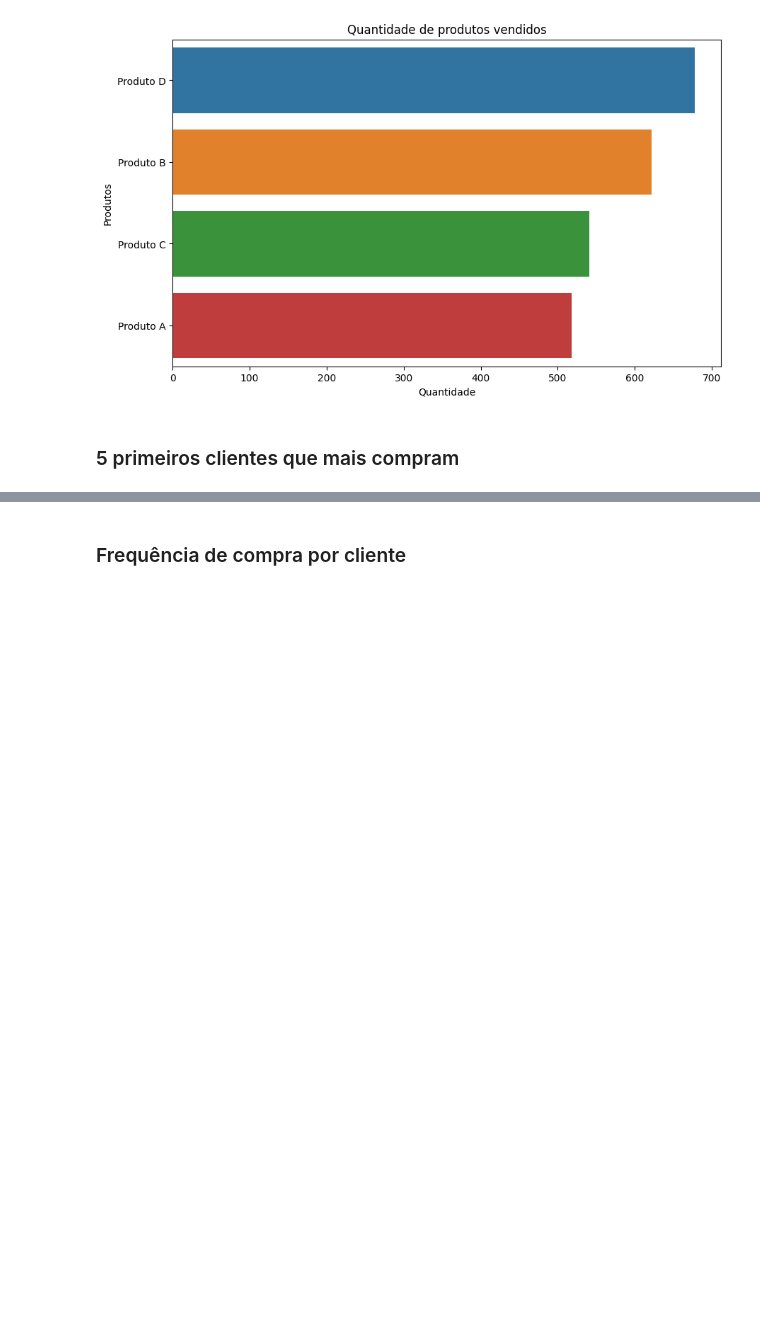
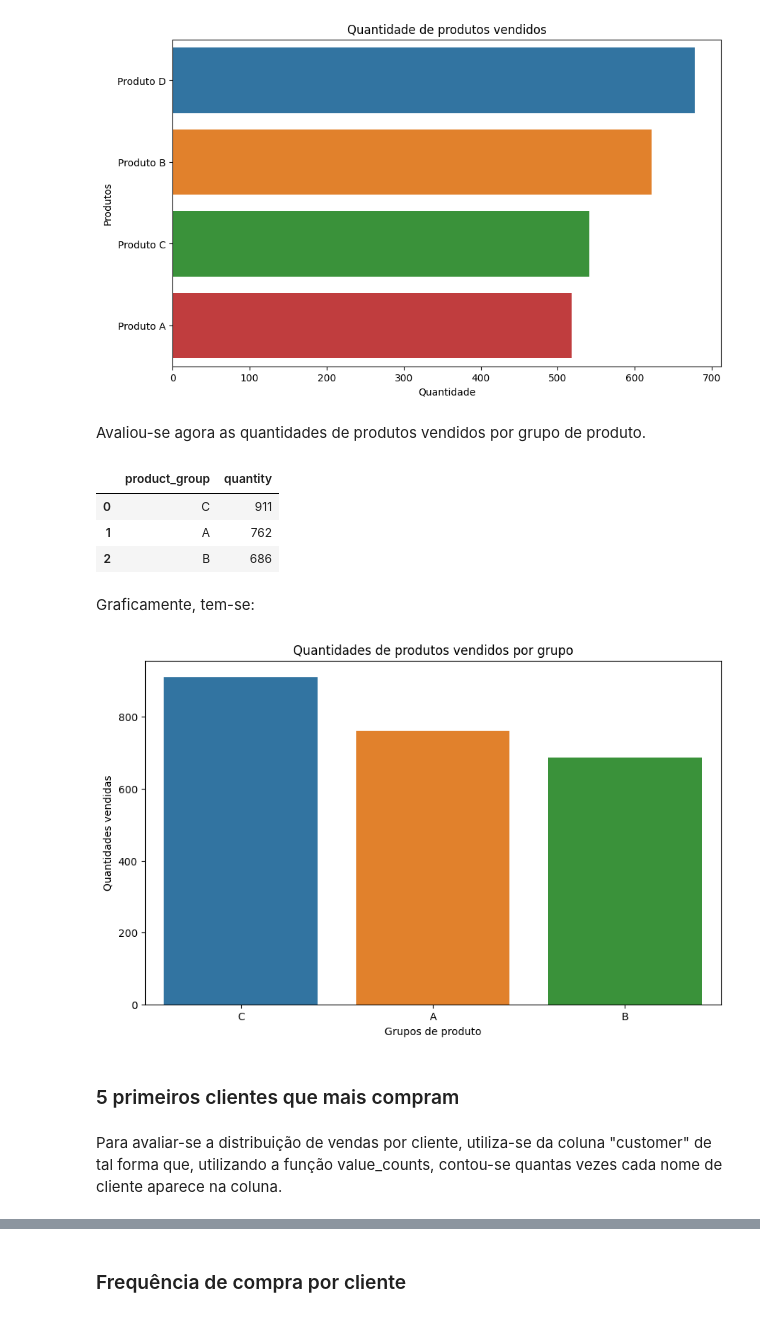
Before and after one commit to rfprates/extraindo_dados_pdf, a Jupyter notebook: data_extraction_pdf.ipynb, the cells around one changed output, grey strips where cells are left out. Drawn from its saved outputs; the diff is of its cells as text; code cells hidden in the pictures; blank space fills up the shorter version.

```diff
--- a/data_extraction_pdf.ipynb
+++ b/data_extraction_pdf.ipynb
@@ -446,5 +446,31 @@ plt.title('Quantidade de produtos vendidos')
 plt.show()
 # %% [output]
 [figure]
+# %% [markdown]
+Avaliou-se agora as quantidades de produtos vendidos por grupo de produto.
+# %%
+quantity_by_group = sales_df.groupby(by = 'product_group')['quantity'].agg('sum').sort_values(ascending = False).reset_index()
+quantity_by_group
+# %% [output]
+|  | product_group | quantity |
+| 0 | C | 911 |
+| 1 | A | 762 |
+| 2 | B | 686 |
+# %% [markdown]
+Graficamente, tem-se:
+# %%
+plt.figure(figsize = (10,6))
+sns.barplot(
+    data = quantity_by_group,
+    x = 'product_group',
+    y = 'quantity')
+plt.xlabel('Grupos de produto')
+plt.ylabel('Quantidades vendidas')
+plt.title('Quantidades de produtos vendidos por grupo')
+plt.show()
+# %% [output]
+[figure, added]
 # %% [markdown]
 ### 5 primeiros clientes que mais compram
+# %% [markdown]
+Para avaliar-se a distribuição de vendas por cliente, utiliza-se da coluna "customer" de tal forma que, utilizando a função value_counts, contou-se quantas vezes cada nome de cliente aparece na coluna.
```
Also changed, not shown: parts of 18 cells of this notebook.
